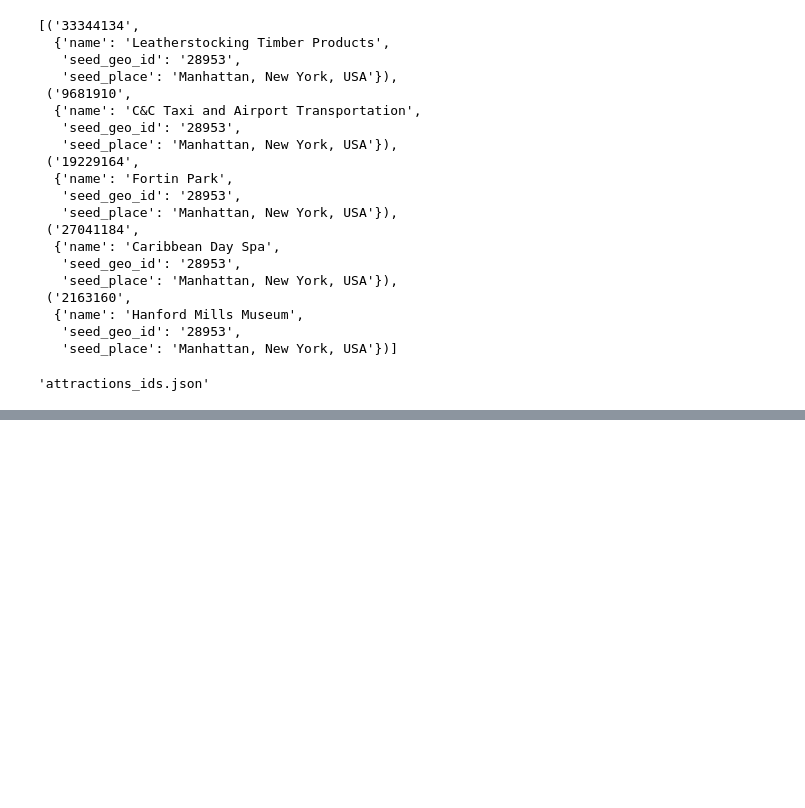
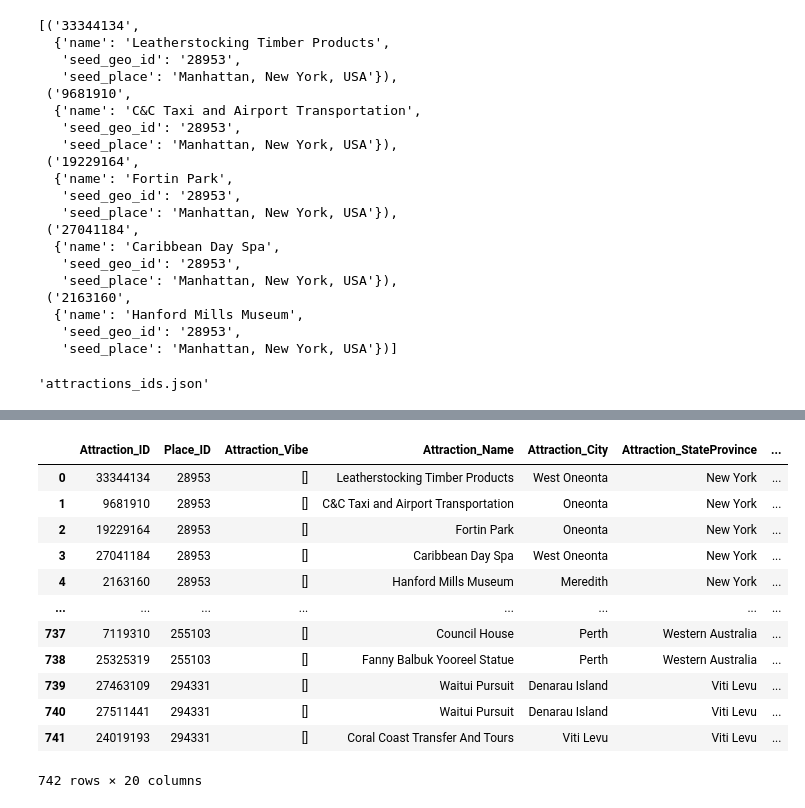
Before and after one commit to garrettjash/travel-app, a Jupyter notebook: data/TripAdvisor/ta_scraper.ipynb, the cells around one changed output, grey strips where cells are left out. Saved outputs shown, nothing was run; the diff lists cells and outputs as text; code cells hidden in the pictures; blank space fills up the shorter version.

```diff
--- a/data/TripAdvisor/ta_scraper.ipynb
+++ b/data/TripAdvisor/ta_scraper.ipynb
@@ -406,0 +490,54 @@ Rows: 742 Errors: 0
+# %%
+def build_attraction_df(raw: pd.DataFrame) -> pd.DataFrame:
+    now_utc = datetime.now(timezone.utc)
+
+    out = pd.DataFrame({
+        "Attraction_ID": raw["location_id"].astype("Int64"),
+        "Place_ID": raw["seed_geo_id"].astype("Int64"),  # or raw["seed_place"]
+        "Attraction_Vibe": [[] for _ in range(len(raw))],  # Text[] placeholder
+
+        "Attraction_Name": raw["name"].astype("string"),
+        "Attraction_City": raw["city"].astype("string"),
+        "Attraction_StateProvince": raw["state"].astype("string"),
+        "Attraction_CountryRegion": raw["country"].astype("string"),
+
+        "Attraction_Latitude": pd.to_numeric(raw["latitude"], errors="coerce"),
+        "Attraction_Longitude": pd.to_numeric(raw["longitude"], errors="coerce"),
+
+        "Attraction_DistanceFromPlace": pd.NA,  # you can compute later
+        "Attraction_LastRefreshed": now_utc,
+
+        # Often handy: store the full source row as raw JSON-ish data
+        "Attraction_RawData": raw[RAW_KEEP].to_dict(orient="records"),
+
+        "Attraction_Summary": pd.NA,          # fill after LLM summarization
+        "Attraction_Embedding": pd.NA,        # fill after embeddings
+
+        "Attraction_NormalizedRating": pd.to_numeric(raw["rating"], errors="coerce"),
+        "Attraction_TotalCountRatings": pd.to_numeric(raw["num_reviews"], errors="coerce").astype("Int64"),
+
+        "Attraction_CredibilityTier": pd.NA,  # e.g., rule-based from reviews count
+        "Attraction_ReviewsSummary": pd.NA,   # fill later
+        "Attraction_PopularityScore": pd.NA,  # compute later
+        "Attraction_PriceLevel": raw.get("price_level", pd.Series([pd.NA]*len(raw))).astype("string"),
+    })
+
+    return out
+
+# usage
+attraction_df = build_attraction_df(df)
+attraction_df
+# %% [output]
+|  | Attraction_ID | Place_ID | Attraction_Vibe | Attraction_Name | Attraction_City | Attraction_StateProvince | ... |
+| 0 | 33344134 | 28953 | [] | Leatherstocking Timber Products | West Oneonta | New York | ... |
+| 1 | 9681910 | 28953 | [] | C&C Taxi and Airport Transportation | Oneonta | New York | ... |
+| 2 | 19229164 | 28953 | [] | Fortin Park | Oneonta | New York | ... |
+| 3 | 27041184 | 28953 | [] | Caribbean Day Spa | West Oneonta | New York | ... |
+| 4 | 2163160 | 28953 | [] | Hanford Mills Museum | Meredith | New York | ... |
+| ... | ... | ... | ... | ... | ... | ... | ... |
+| 737 | 7119310 | 255103 | [] | Council House | Perth | Western Australia | ... |
+| 738 | 25325319 | 255103 | [] | Fanny Balbuk Yooreel Statue | Perth | Western Australia | ... |
+| 739 | 27463109 | 294331 | [] | Waitui Pursuit | Denarau Island | Viti Levu | ... |
+| 740 | 27511441 | 294331 | [] | Waitui Pursuit | Denarau Island | Viti Levu | ... |
+| 741 | 24019193 | 294331 | [] | Coral Coast Transfer And Tours | Viti Levu | Viti Levu | ... |
+742 rows × 20 columns
```
Also changed, not shown: parts of 6 cells of this notebook, 7 other files.
